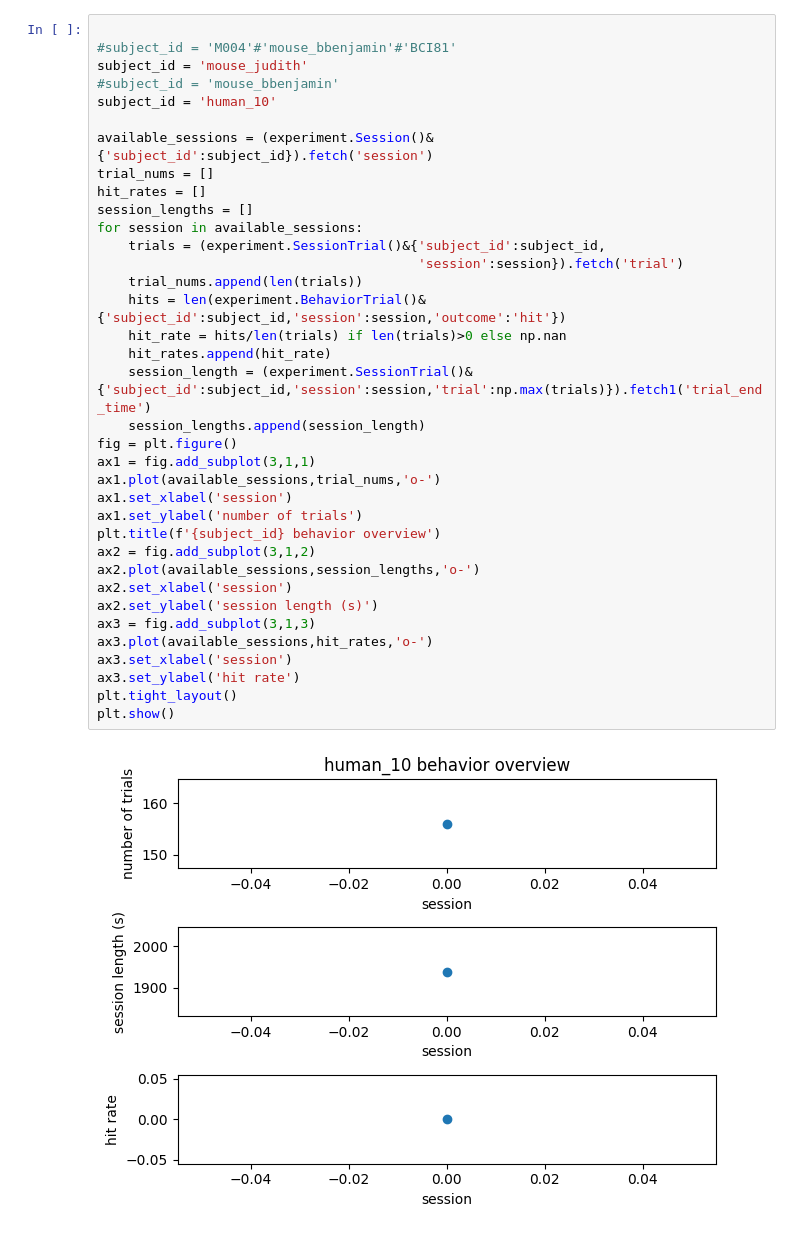
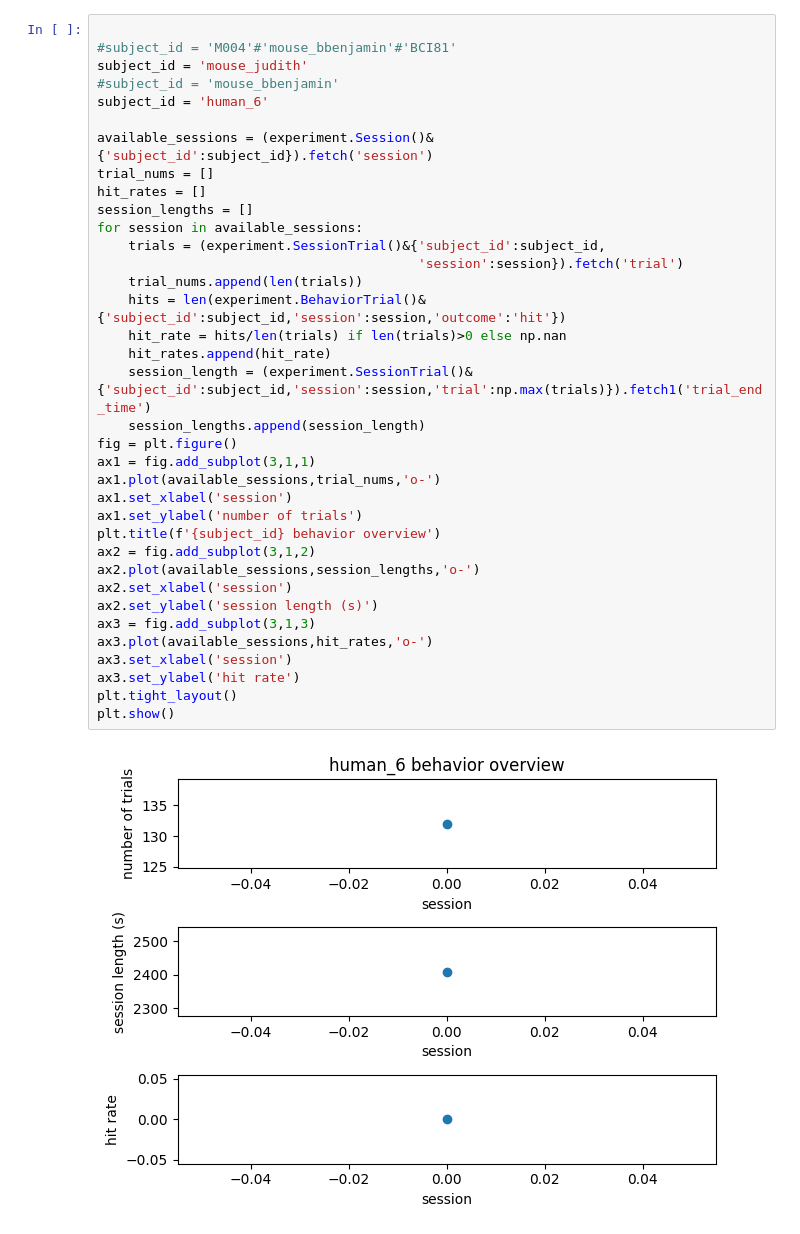
Before and after one commit to rozmar/NDNF-pipeline, a Jupyter notebook: Notebooks/behavior_analysis_Riddhi.ipynb, the cells around one changed output. Saved outputs shown, nothing was run; the diff lists cells and outputs as text.

```diff
--- a/Notebooks/behavior_analysis_Riddhi.ipynb
+++ b/Notebooks/behavior_analysis_Riddhi.ipynb
@@ -37,39 +65,39 @@ Text(0, 0.5, 'Number of Trials')
 #subject_id = 'M004'#'mouse_bbenjamin'#'BCI81'
 subject_id = 'mouse_judith'
 #subject_id = 'mouse_bbenjamin'
-subject_id = 'human_10'
+subject_id = 'human_6'
 
 available_sessions = (experiment.Session()&{'subject_id':subject_id}).fetch('session')
 trial_nums = []
 hit_rates = []
 session_lengths = []
 for session in available_sessions:
     trials = (experiment.SessionTrial()&{'subject_id':subject_id,
                                          'session':session}).fetch('trial')
     trial_nums.append(len(trials))
     hits = len(experiment.BehaviorTrial()&{'subject_id':subject_id,'session':session,'outcome':'hit'})
     hit_rate = hits/len(trials) if len(trials)>0 else np.nan
     hit_rates.append(hit_rate)
     session_length = (experiment.SessionTrial()&{'subject_id':subject_id,'session':session,'trial':np.max(trials)}).fetch1('trial_end_time')
     session_lengths.append(session_length)
 fig = plt.figure()
 ax1 = fig.add_subplot(3,1,1)
 ax1.plot(available_sessions,trial_nums,'o-')
 ax1.set_xlabel('session')
 ax1.set_ylabel('number of trials')
 plt.title(f'{subject_id} behavior overview')
 ax2 = fig.add_subplot(3,1,2)
 ax2.plot(available_sessions,session_lengths,'o-')
 ax2.set_xlabel('session')
 ax2.set_ylabel('session length (s)')
 ax3 = fig.add_subplot(3,1,3)
 ax3.plot(available_sessions,hit_rates,'o-')
 ax3.set_xlabel('session')
 ax3.set_ylabel('hit rate')
 plt.tight_layout()
 plt.show()
 # %% [output]
-[figure, old version]
+[figure, new version]
 # %%
 # visualize targets, and how forces change over sessions and trials
 import matplotlib.pyplot as plt
```
Also changed, not shown: parts of 15 cells of this notebook.
